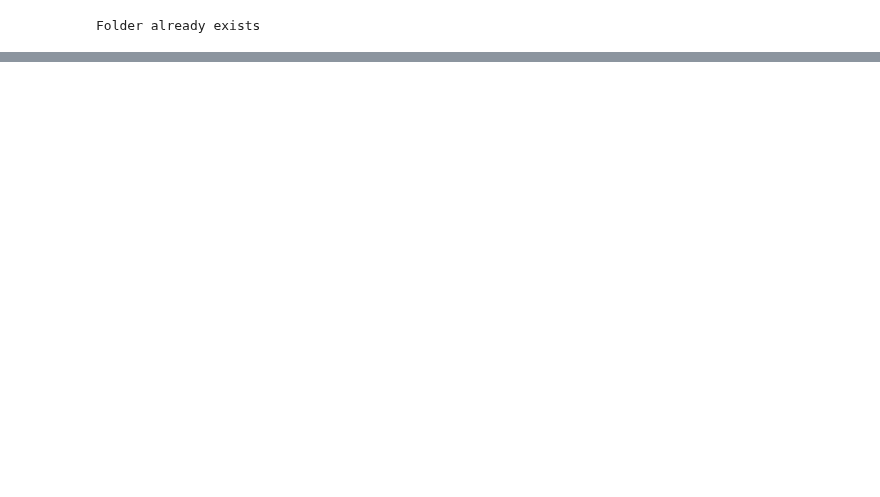
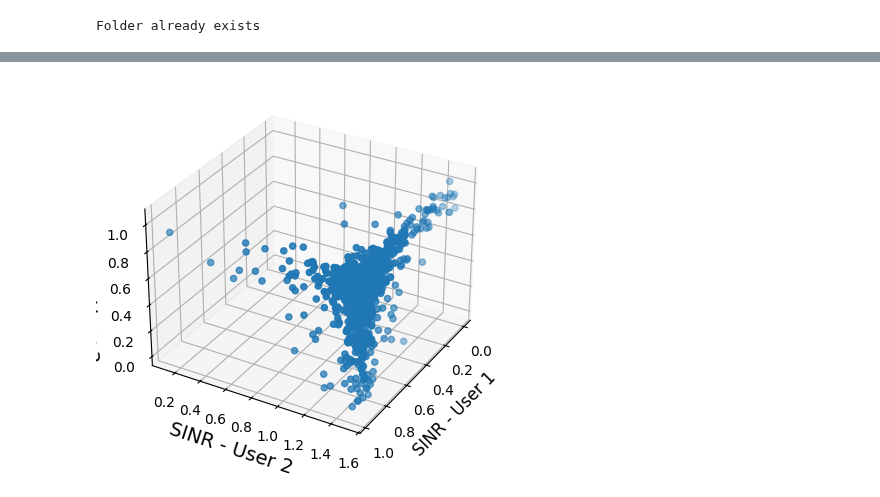
Before and after one commit to isabel-vs/masterthesis, a Jupyter notebook: sinr_region.ipynb, the cells around one changed output, grey strips where cells are left out. Cells and saved outputs as stored; diff of their text form; code cells hidden in the pictures; blank space fills up the shorter version.

```diff
--- a/sinr_region.ipynb
+++ b/sinr_region.ipynb
@@ -6,5 +8,5 @@ import os
 # %%
-network_params = {"realizations": 100  #(200 originally) small scale realizations  (Critical : should be a large value if large number APs and UEs are used)
+network_params = {"realizations": 200  #(200 originally) small scale realizations  (Critical : should be a large value if large number APs and UEs are used)
                     , "delta_h": 10 # height difference
                     , "area": 100  # lxl Service Area
                     , "bandwidth": 100e6
@@ -12,7 +14,7 @@ network_params = {"realizations": 100  #(200 originally) small scale realization
                     , "N": 2  # antennas per AP
                     , "K": 3  # UEs
                     , "tau_c": 200 # total samples in coherence block
-                    , "tau_p": 4  # samples for pilots
+                    , "tau_p": 1  # samples for pilots
                     , "p_k": 200  # uplink max power (mW)
                     , "uplink_variance_dbm": -94 # Receiver noise power (dBm)
                     , "carrier_frequency": 2000  # carrier frequency (MHz)
@@ -96,0 +74,17 @@ with open('SINR.pkl', 'rb') as f:
+# %%
+%matplotlib inline
+
+x,y,z = SINR
+
+fig = plt.figure()
+ax = fig.add_subplot(projection='3d')
+ax.scatter(x,y,z)
+
+ax.set_xlabel("SINR - User 1", fontsize=12)
+ax.set_ylabel("SINR - User 2", fontsize=14)
+ax.set_zlabel("SINR - User 3", fontsize=14)
+ax.view_init(elev=30, azim=30)  # Set elevation to 30° and azimuth to 45°
+
+plt.show()
+# %% [output]
+[figure, added]
```
Also changed, not shown: parts of 6 cells of this notebook, 2 other files.
